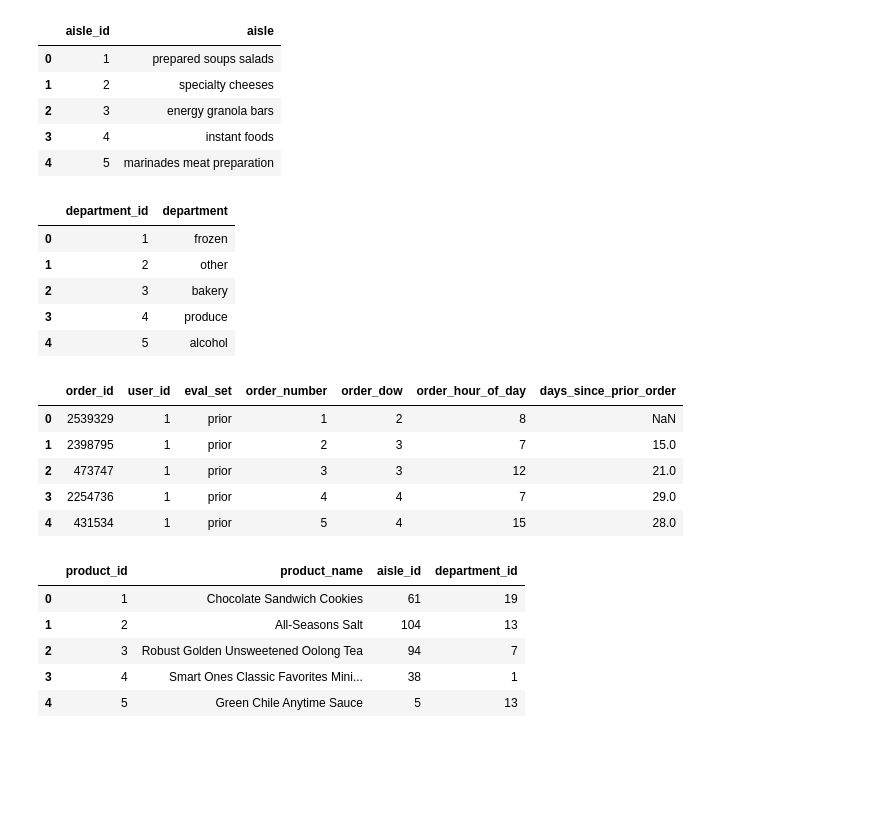
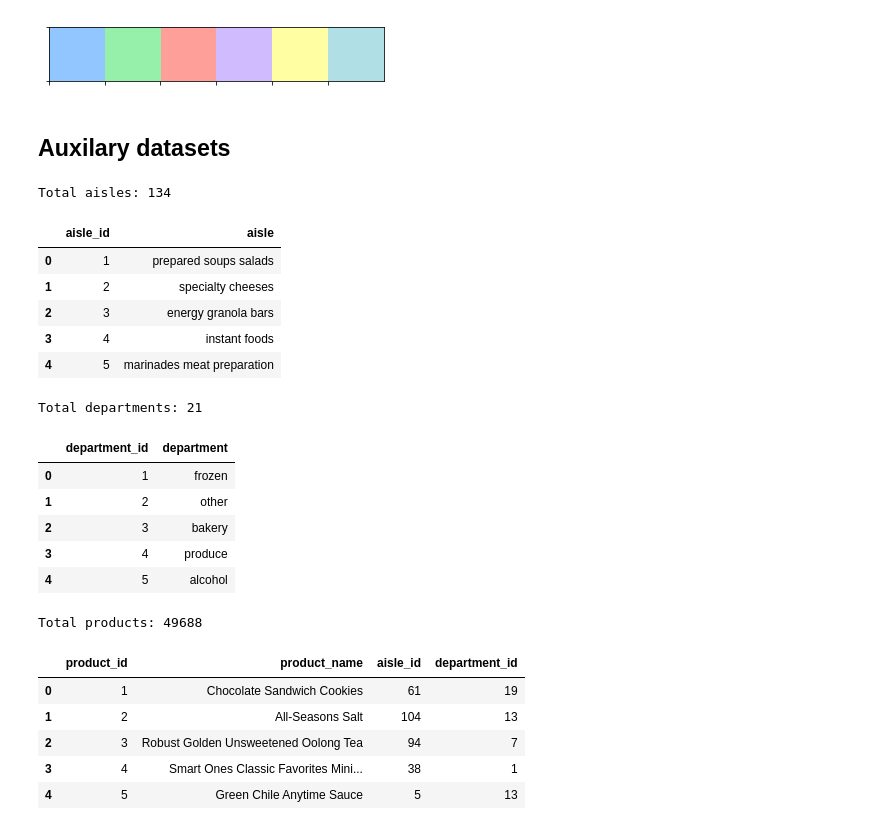
Before and after one commit to nakulcr7/recommender-system-instacart, a Jupyter notebook: src/eda.ipynb, the cells around one changed output. Drawn from its saved outputs; the diff is of its cells as text; code cells hidden in the pictures; blank space fills up the shorter version.

```diff
--- a/src/eda.ipynb
+++ b/src/eda.ipynb
@@ -4,3 +4,8 @@ import matplotlib.pyplot as plt
 import seaborn as sns
 import pandas as pd
 import numpy as np
+
+# Set seaborn color palette
+colors = sns.color_palette("pastel")
+
+%matplotlib inline
@@ -15,7 +12,17 @@ df_order_products_prior = pd.read_csv("../data/order_products__prior.csv")
+# %%
+# Visualize available colors
+sns.palplot(colors)
+# %% [output]
+[figure, added]
+# %% [markdown]
+## Auxilary datasets
 # %%
 # Peeking into dataframes
+df_aisles = pd.read_csv("../data/aisles.csv")
+print('Total aisles: {}'.format(df_aisles.shape[0]))
 df_aisles.head()
 # %% [output]
+Total aisles: 134
 |  | aisle_id | aisle |
 | 0 | 1 | prepared soups salads |
 | 1 | 2 | specialty cheeses |
@@ -24,28 +31,24 @@ df_aisles.head()
 | 4 | 5 | marinades meat preparation |
 # %%
 # Peeking into dataframes
+df_departments = pd.read_csv("../data/departments.csv")
+print('Total departments: {}'.format(df_departments.shape[0]))
 df_departments.head()
 # %% [output]
+Total departments: 21
 |  | department_id | department |
 | 0 | 1 | frozen |
 | 1 | 2 | other |
 | 2 | 3 | bakery |
 | 3 | 4 | produce |
 | 4 | 5 | alcohol |
-# %%
-# Peeking into dataframes
-df_orders.head()
-# %% [output]
-|  | order_id | user_id | eval_set | order_number | order_dow | order_hour_of_day | days_since_prior_order |
-| 0 | 2539329 | 1 | prior | 1 | 2 | 8 | NaN |
-| 1 | 2398795 | 1 | prior | 2 | 3 | 7 | 15.0 |
-| 2 | 473747 | 1 | prior | 3 | 3 | 12 | 21.0 |
-| 3 | 2254736 | 1 | prior | 4 | 4 | 7 | 29.0 |
-| 4 | 431534 | 1 | prior | 5 | 4 | 15 | 28.0 |
 # %%
 # Peeking into dataframes
+df_products = pd.read_csv("../data/products.csv")
+print('Total products: {}'.format(df_products.shape[0]))
 df_products.head()
 # %% [output]
+Total products: 49688
 |  | product_id | product_name | aisle_id | department_id |
 | 0 | 1 | Chocolate Sandwich Cookies | 61 | 19 |
 | 1 | 2 | All-Seasons Salt | 104 | 13 |
```
Also changed, not shown: parts of 22 cells of this notebook.
